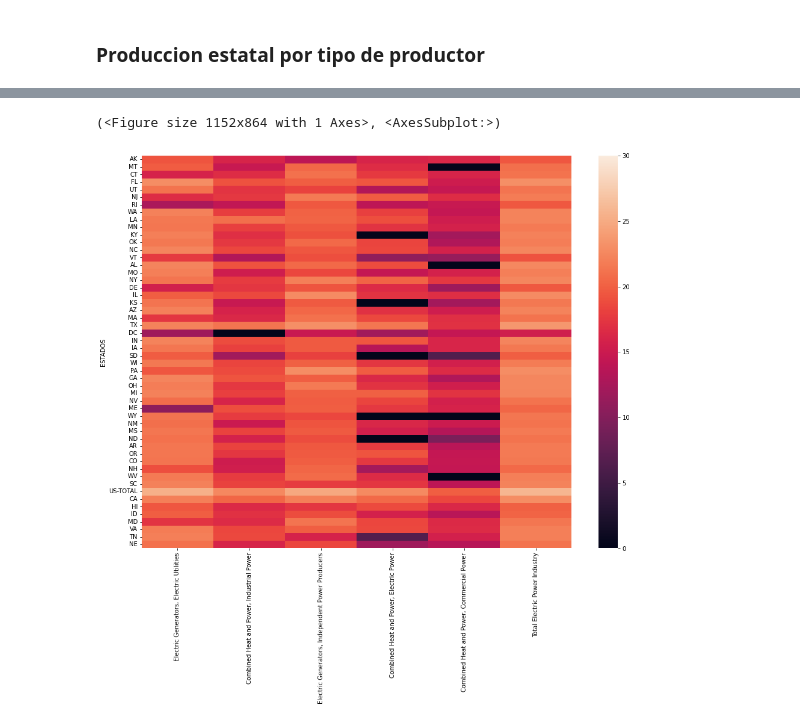
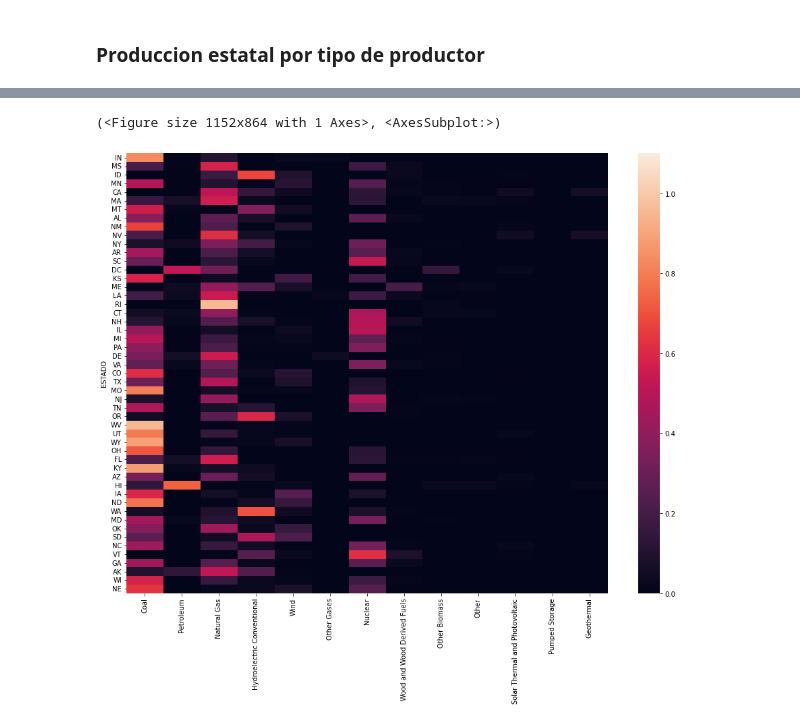
Before and after one commit to EnriqueLaguna/ProyectoAnalisisDatos, a Jupyter notebook: Codigo/graficas.ipynb, the cells around one changed output, grey strips where cells are left out. Cells and saved outputs as stored; diff of their text form; code cells hidden in the pictures.

Commit message:
hm para estado con top y fuel

```diff
--- a/Codigo/graficas.ipynb
+++ b/Codigo/graficas.ipynb
@@ -583,6 +583,6 @@ sns.heatmap(dfTipoProductorXYearChido)
 ### Produccion estatal por tipo de productor
 # %%
 STATES  = set(energia_df['STATE'])
-STATES
+STATES.remove('US-TOTAL')
 ToP = set(energia_df['TYPE OF PRODUCER'])
-ToP
+ToP.remove('Total Electric Power Industry')
@@ -613,10 +589,10 @@ ToP
 # %%
 import math
-
 
 columnas = ['ESTADOS']
 for i in ToP:
     columnas.append(i)
+print(columnas)
 
 state_top = pd.DataFrame(columns = columnas)
 
@@ -625,7 +601,7 @@ for i in STATES:
     lista = [str(i)]
 
     for j in ToP:
-        temp2 = temp.loc[(temp['TYPE OF PRODUCER'] == j)
+        temp2 = temp.loc[(temp['TYPE OF PRODUCER'] == j)]
         suma = temp2['GENERATION'].sum()
         if(suma >=1):
             lista.append(math.log(suma))
@@ -661,0 +642,31 @@ print(max(valores))
+# %%
+columnas = ['ESTADO'] + energy_sources
+state_fuel = pd.DataFrame(columns = columnas)
+state_fuel_relativo = pd.DataFrame(columns = columnas)
+
+for i in STATES:
+    temp = energia_df.loc[(energia_df['STATE'] == i)]
+    lista = [str(i)]
+    lista2 = [str(i)]
+
+    for j in energy_sources:
+        #Este ciclo acumula la energia producida segun la fuente de energiapara cada año
+
+        temp2 = temp.loc[(temp['ENERGY SOURCE'] == j)]
+        lista.append(temp2['GENERATION'].sum())
+
+    suma = sum(lista[1:len(lista)])
+
+    for k in lista[1:]:
+
+        #Se añade a la segunda lista la división de cada dato entre la suma total para obtener porcentajes
+
+        lista2.append(float(k/suma))
+
+
+    state_fuel.loc[len(state_fuel.index)] = lista
+    state_fuel_relativo.loc[len( state_fuel_relativo.index)] = lista2
+
+state_fuel = state_fuel.set_index('ESTADO')
+state_fuel_relativo = state_fuel_relativo.set_index('ESTADO')
+state_fuel_relativo
@@ -662,6 +700,7 @@ print(max(valores))
 # %%
+
 plt.subplots(figsize=(16, 12))
-ax = sns.heatmap(state_top, vmin=0.0, vmax=30.0)
+ax = sns.heatmap(state_fuel_relativo, vmin=0.0, vmax=1.1)
 # %% [output]
 (<Figure size 1152x864 with 1 Axes>, <AxesSubplot:>)
-[figure, old version]
+[figure, new version]
```
Also changed, not shown: parts of 5 cells of this notebook.
